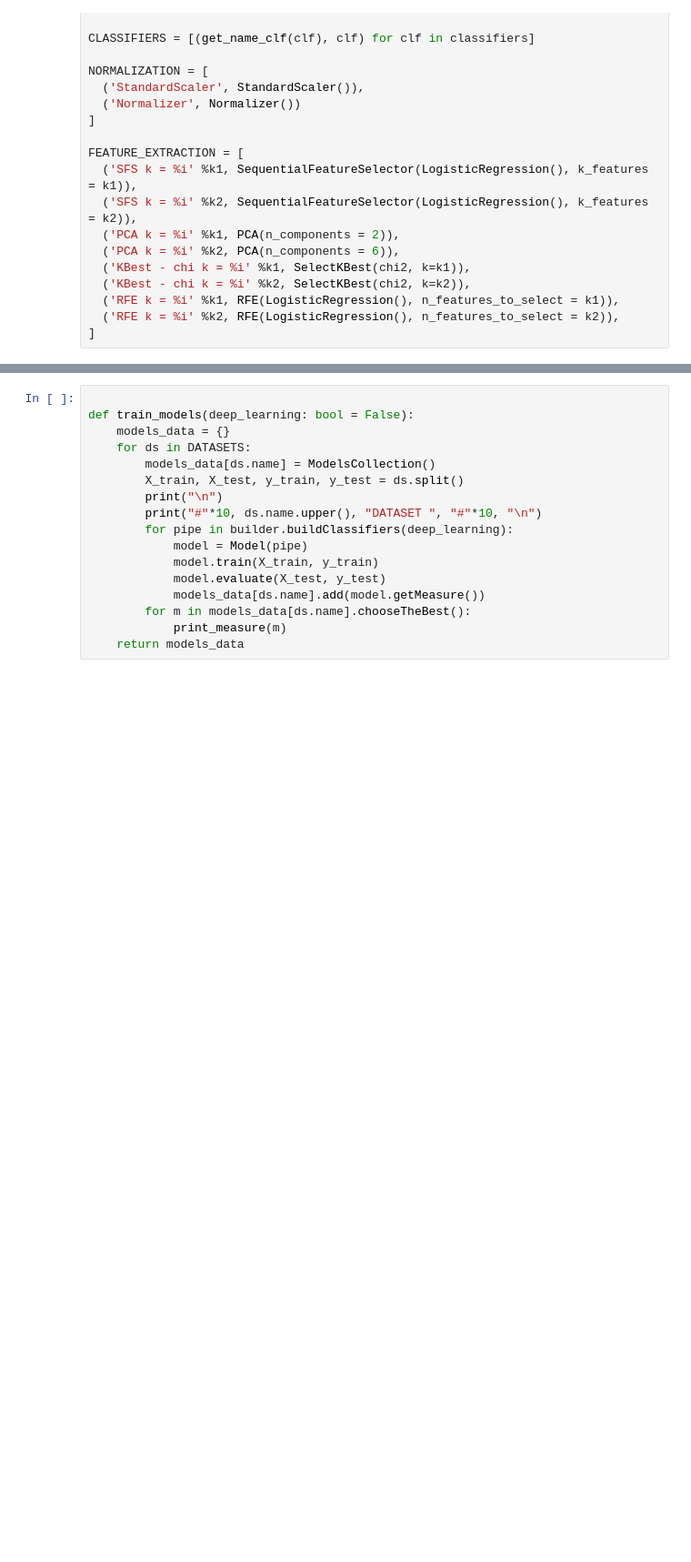
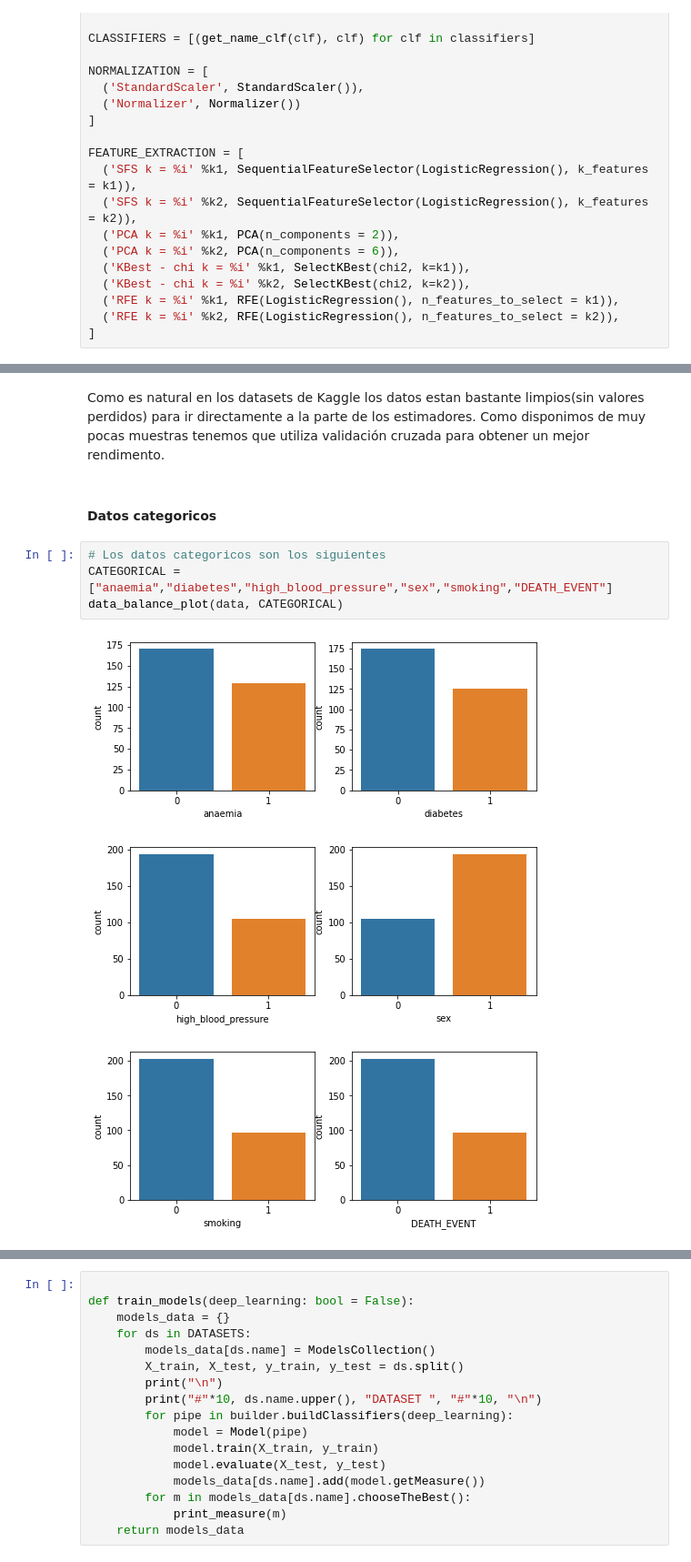
Before and after one commit to miguel-kjh/Heart-Failure-Prediction, a Jupyter notebook: kernel.ipynb, the cells around one changed output, grey strips where cells are left out. Shown at 91% size. Cells and saved outputs as stored; diff of their text form; blank space fills up the shorter version.

```diff
--- a/kernel.ipynb
+++ b/kernel.ipynb
@@ -138,0 +224,12 @@ memory usage: 30.5 KB
+# %% [markdown]
+Como es natural en los datasets de Kaggle los datos estan bastante limpios(sin valores perdidos) para ir directamente a la parte de los estimadores. Como disponimos de muy pocas muestras tenemos que utiliza validación cruzada para obtener un mejor rendimento.
+# %% [markdown]
+#### Datos categoricos
+# %%
+# Los datos categoricos son los siguientes
+CATEGORICAL = ["anaemia","diabetes","high_blood_pressure","sex","smoking","DEATH_EVENT"]
+data_balance_plot(data, CATEGORICAL)
+# %% [output]
+[figure, added]
+[figure, added]
+[figure, added]
```
Also changed, not shown: parts of 56 cells of this notebook, 2 other files.
